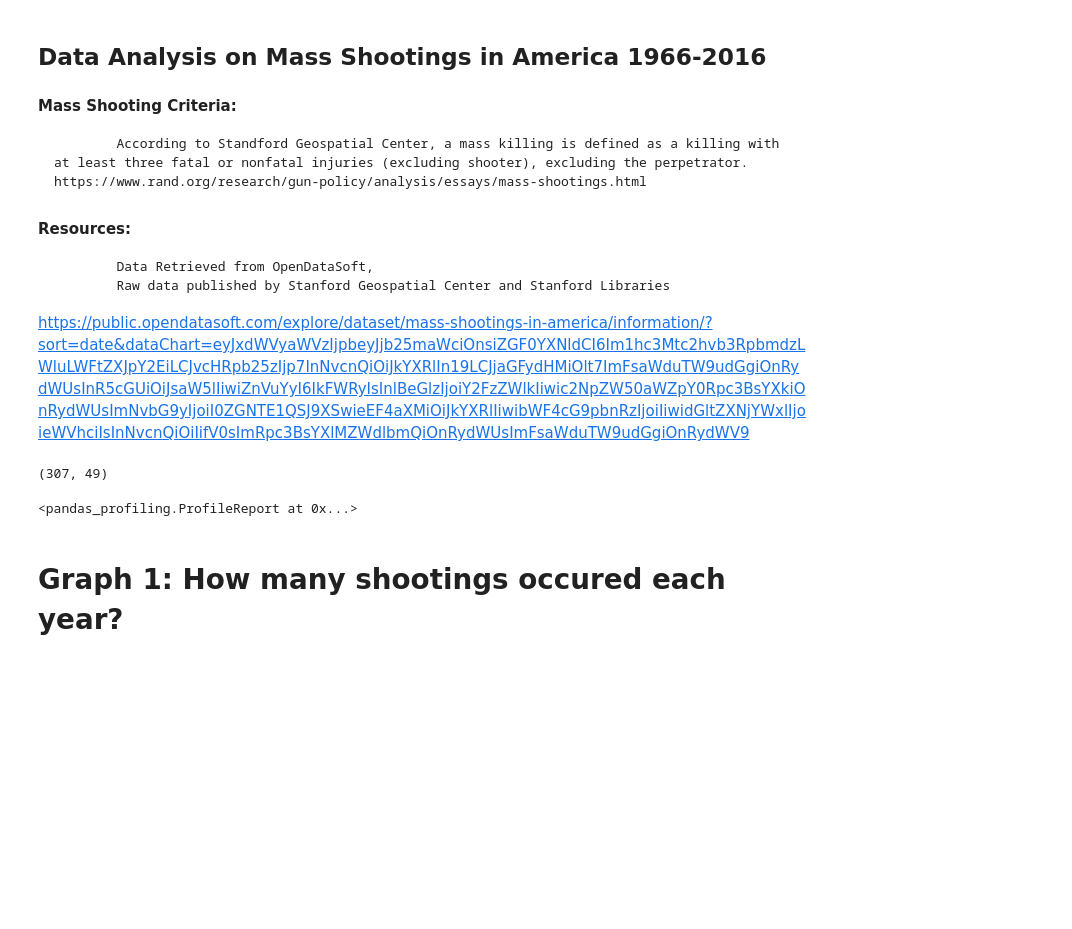
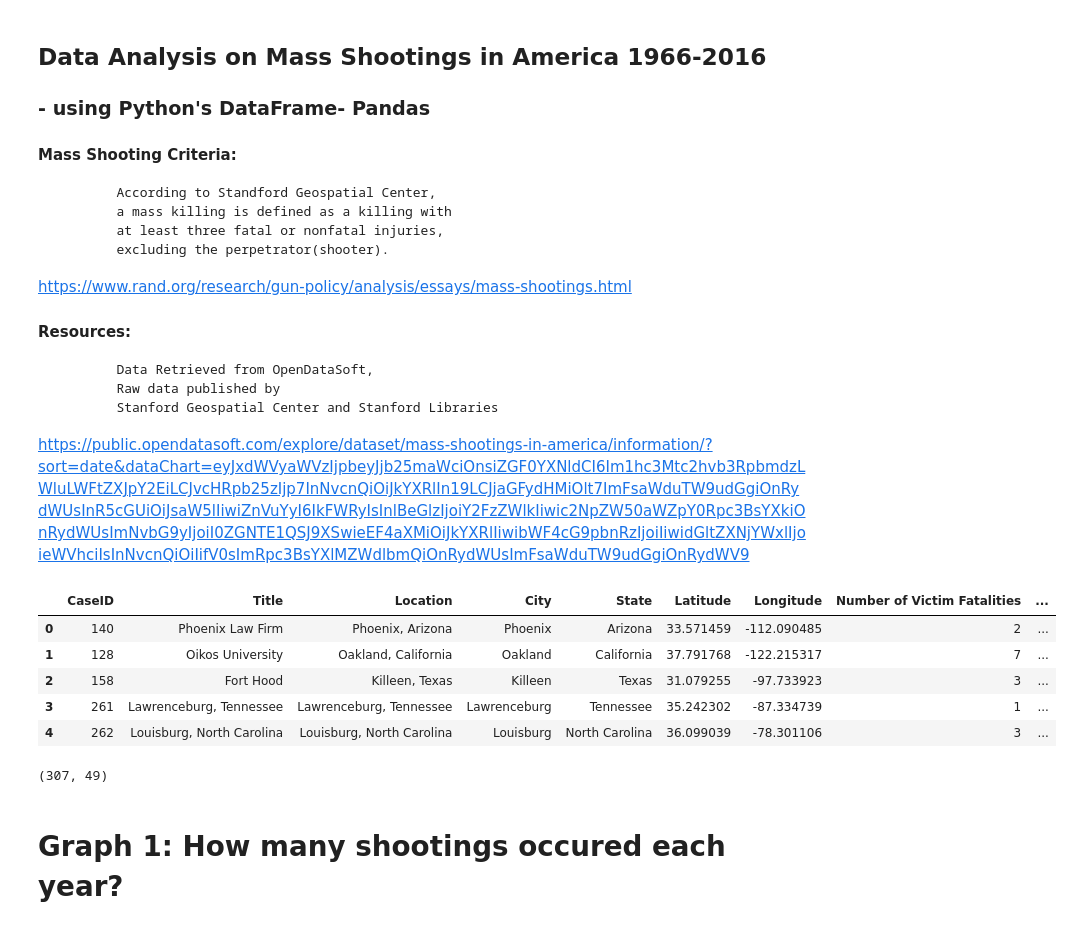
Before and after one commit to joyccheng/Mass-shootings-in-America, a Jupyter notebook: US-Mass-Shooting-Analysis.ipynb, the cells around one changed output. Cells and saved outputs as stored; diff of their text form; code cells hidden in the pictures; blank space fills up the shorter version.

```diff
--- a/US-Mass-Shooting-Analysis.ipynb
+++ b/US-Mass-Shooting-Analysis.ipynb
@@ -1,9 +1,15 @@
 # %% [markdown]
 ## Data Analysis on Mass Shootings in America 1966-2016
+### - using Python's DataFrame- Pandas
 
 #### Mass Shooting Criteria:
-            According to Standford Geospatial Center, a mass killing is defined as a killing with at least three fatal or nonfatal injuries (excluding shooter), excluding the perpetrator. https://www.rand.org/research/gun-policy/analysis/essays/mass-shootings.html
+            According to Standford Geospatial Center,
+            a mass killing is defined as a killing with
+            at least three fatal or nonfatal injuries,
+            excluding the perpetrator(shooter).
+https://www.rand.org/research/gun-policy/analysis/essays/mass-shootings.html
 
 #### Resources:
             Data Retrieved from OpenDataSoft,
-            Raw data published by Stanford Geospatial Center and Stanford Libraries
+            Raw data published by
+            Stanford Geospatial Center and Stanford Libraries
@@ -11,22 +17,26 @@ https://public.opendatasoft.com/explore/dataset/mass-shootings-in-america/inform
 # %%
 import pandas as pd
 import matplotlib.pyplot as plt
 %matplotlib inline
+# to print graphs inside the cell instead of pop-ups
+from IPython.core.interactiveshell import InteractiveShell
+InteractiveShell.ast_node_interactivity = 'all'
+# to print all outputs in the cell
 
 df = pd.read_csv('mass_shootings_usa.csv')
-
 pd.set_option('display.max_columns', None)
 # display all columns in interpreter
 
+df.head()
 df.shape
 # %% [output]
+|  | CaseID | Title | Location | City | State | Latitude | Longitude | Number of Victim Fatalities | ... |
+| 0 | 140 | Phoenix Law Firm | Phoenix, Arizona | Phoenix | Arizona | 33.571459 | -112.090485 | 2 | ... |
+| 1 | 128 | Oikos University | Oakland, California | Oakland | California | 37.791768 | -122.215317 | 7 | ... |
+| 2 | 158 | Fort Hood | Killeen, Texas | Killeen | Texas | 31.079255 | -97.733923 | 3 | ... |
+| 3 | 261 | Lawrenceburg, Tennessee | Lawrenceburg, Tennessee | Lawrenceburg | Tennessee | 35.242302 | -87.334739 | 1 | ... |
+| 4 | 262 | Louisburg, North Carolina | Louisburg, North Carolina | Louisburg | North Carolina | 36.099039 | -78.301106 | 3 | ... |
 (307, 49)
-# %%
-import pandas_profiling
-pandas_profiling.ProfileReport(df)
-# to get an overview of the data of each category
-# %% [output]
-<pandas_profiling.ProfileReport at 0x...>
 # %% [markdown]
 # Graph 1: How many shootings occured each year?
 # %%
```
Also changed, not shown: parts of 12 cells of this notebook.
